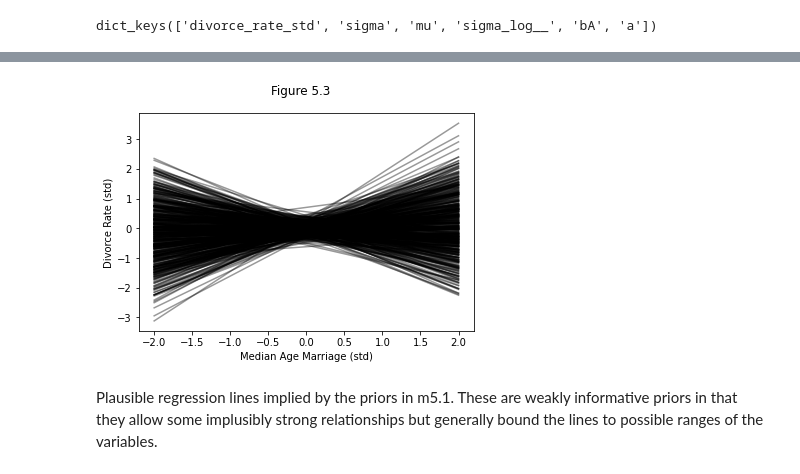
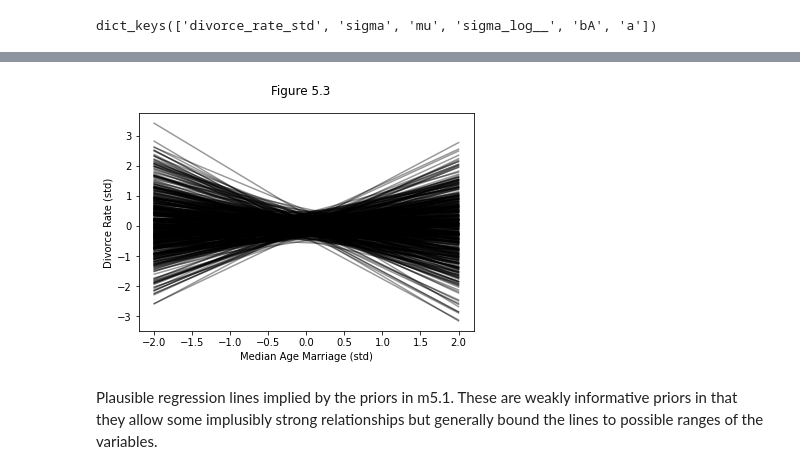
Before and after one commit to gsahinpi/dats511fall2020, a Jupyter notebook: introbayes/mutipleregres.ipynb, the cells around one changed output, grey strips where cells are left out. Cells and saved outputs as stored; diff of their text form; code cells hidden in the pictures.

```diff
--- a/introbayes/mutipleregres.ipynb
+++ b/introbayes/mutipleregres.ipynb
@@ -166,17 +166,17 @@ plt.plot(data["Divorce_std"], prior_mediangevsdivorce["mu"].T)
 # %%
 fig, ax = plt.subplots()
 
 x = np.linspace(-2, 2, 50)
 
-for a, ba in zip(prior_samples["a"][:], prior_samples["bA"][:]):
+for a, ba in zip(prior_mediangevsdivorce ["a"][:], prior_mediangevsdivorce ["bA"][:]):
     y = a + ba * x
     ax.plot(x, y, c="black", alpha=0.4)
 
 ax.set_xlabel("Median Age Marriage (std)")
 ax.set_ylabel("Divorce Rate (std)")
 fig.suptitle("Figure 5.3");
 # %% [output]
-[figure, old version]
+[figure, new version]
 # %% [markdown]
 Plausible regression lines implied
 by the priors in m5.1. These are weakly informative
```
Also changed, not shown: parts of 24 cells of this notebook, 1 other file.
